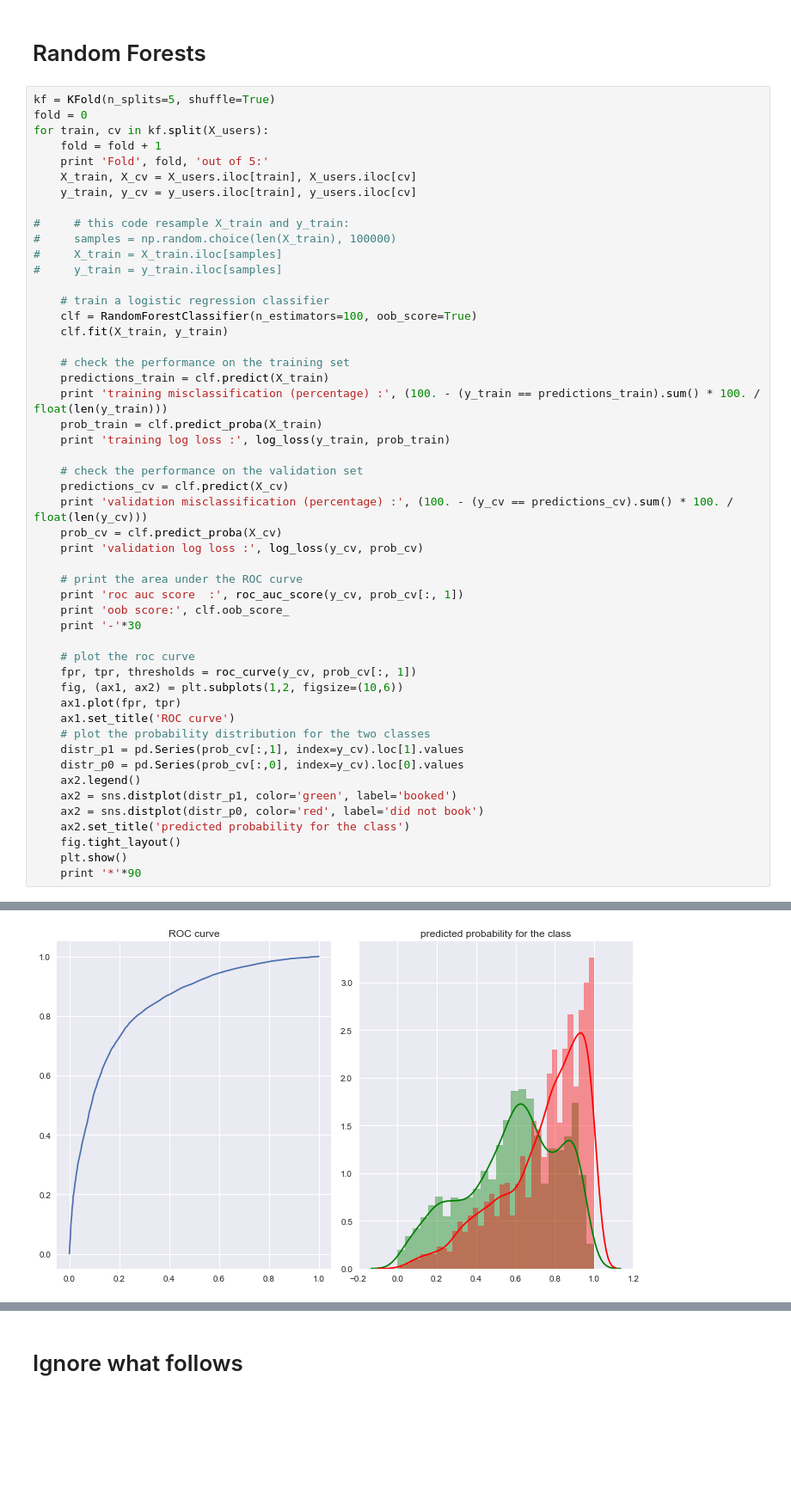
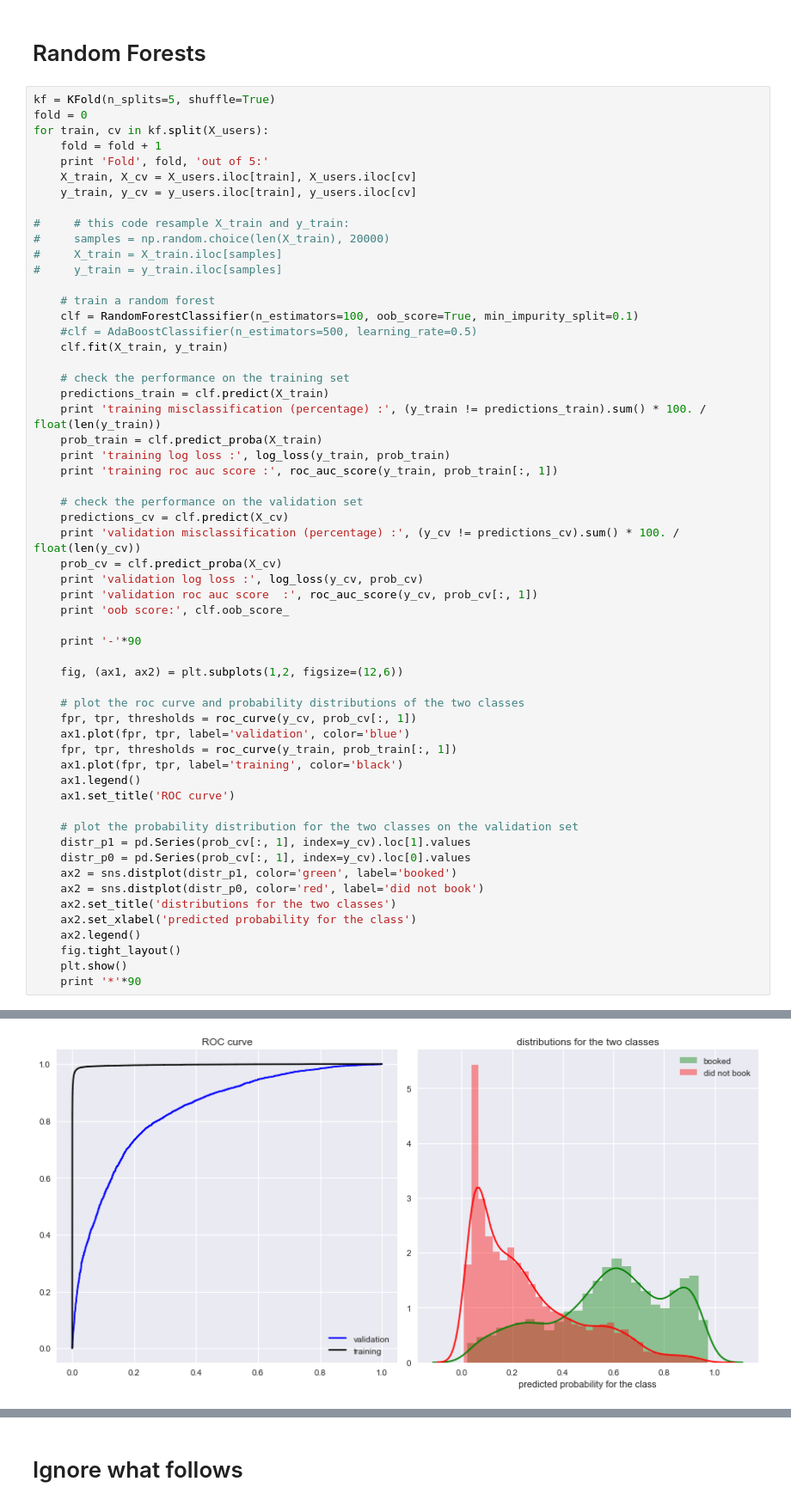
Before and after one commit to partha0solapurkar/springboard_data_science_intensive, a Jupyter notebook: capstone_project/preliminary_model.ipynb, the cells around one changed output, grey strips where cells are left out. Shown at 86% size. Cells and saved outputs as stored; diff of their text form; blank space fills up the shorter version.

```diff
--- a/capstone_project/preliminary_model.ipynb
+++ b/capstone_project/preliminary_model.ipynb
@@ -294,43 +313,50 @@ for train, cv in kf.split(X_users):
     y_train, y_cv = y_users.iloc[train], y_users.iloc[cv]
 
 #     # this code resample X_train and y_train:
-#     samples = np.random.choice(len(X_train), 100000)
+#     samples = np.random.choice(len(X_train), 20000)
 #     X_train = X_train.iloc[samples]
 #     y_train = y_train.iloc[samples]
 
-    # train a logistic regression classifier
-    clf = RandomForestClassifier(n_estimators=100, oob_score=True)
+    # train a random forest
+    clf = RandomForestClassifier(n_estimators=100, oob_score=True, min_impurity_split=0.1)
+    #clf = AdaBoostClassifier(n_estimators=500, learning_rate=0.5)
     clf.fit(X_train, y_train)
 
     # check the performance on the training set
     predictions_train = clf.predict(X_train)
-    print 'training misclassification (percentage) :', (100. - (y_train == predictions_train).sum() * 100. / float(len(y_train)))
+    print 'training misclassification (percentage) :', (y_train != predictions_train).sum() * 100. / float(len(y_train))
     prob_train = clf.predict_proba(X_train)
     print 'training log loss :', log_loss(y_train, prob_train)
+    print 'training roc auc score :', roc_auc_score(y_train, prob_train[:, 1])
 
     # check the performance on the validation set
     predictions_cv = clf.predict(X_cv)
-    print 'validation misclassification (percentage) :', (100. - (y_cv == predictions_cv).sum() * 100. / float(len(y_cv)))
+    print 'validation misclassification (percentage) :', (y_cv != predictions_cv).sum() * 100. / float(len(y_cv))
     prob_cv = clf.predict_proba(X_cv)
     print 'validation log loss :', log_loss(y_cv, prob_cv)
+    print 'validation roc auc score  :', roc_auc_score(y_cv, prob_cv[:, 1])
+    print 'oob score:', clf.oob_score_
 
-    # print the area under the ROC curve
-    print 'roc auc score  :', roc_auc_score(y_cv, prob_cv[:, 1])
-    print 'oob score:', clf.oob_score_
-    print '-'*30
+    print '-'*90
 
-    # plot the roc curve
+    fig, (ax1, ax2) = plt.subplots(1,2, figsize=(12,6))
+
+    # plot the roc curve and probability distributions of the two classes
     fpr, tpr, thresholds = roc_curve(y_cv, prob_cv[:, 1])
-    fig, (ax1, ax2) = plt.subplots(1,2, figsize=(10,6))
-    ax1.plot(fpr, tpr)
+    ax1.plot(fpr, tpr, label='validation', color='blue')
+    fpr, tpr, thresholds = roc_curve(y_train, prob_train[:, 1])
+    ax1.plot(fpr, tpr, label='training', color='black')
+    ax1.legend()
     ax1.set_title('ROC curve')
-    # plot the probability distribution for the two classes
-    distr_p1 = pd.Series(prob_cv[:,1], index=y_cv).loc[1].values
-    distr_p0 = pd.Series(prob_cv[:,0], index=y_cv).loc[0].values
-    ax2.legend()
+
+    # plot the probability distribution for the two classes on the validation set
+    distr_p1 = pd.Series(prob_cv[:, 1], index=y_cv).loc[1].values
+    distr_p0 = pd.Series(prob_cv[:, 1], index=y_cv).loc[0].values
     ax2 = sns.distplot(distr_p1, color='green', label='booked')
     ax2 = sns.distplot(distr_p0, color='red', label='did not book')
-    ax2.set_title('predicted probability for the class')
+    ax2.set_title('distributions for the two classes')
+    ax2.set_xlabel('predicted probability for the class')
+    ax2.legend()
     fig.tight_layout()
     plt.show()
     print '*'*90
@@ -346,3 +373,3 @@ oob score: 0.768329980537
-[figure, old version]
+[figure, new version]
 ******************************************************************************************
 Fold 2 out of 5:
```
Also changed, not shown: parts of 12 cells of this notebook.
